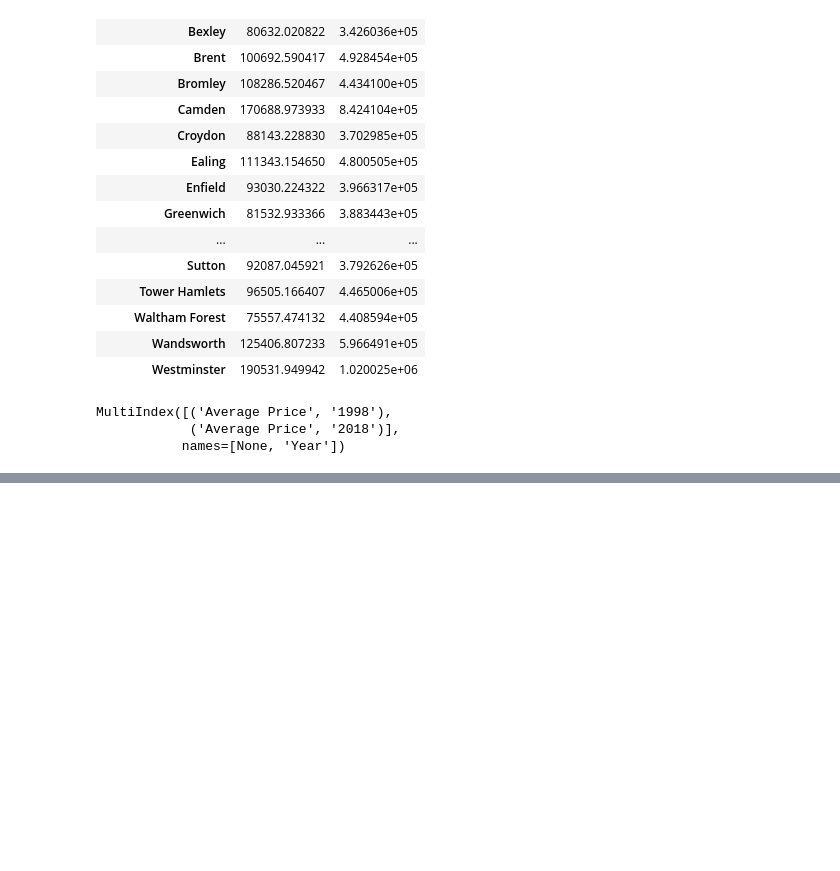
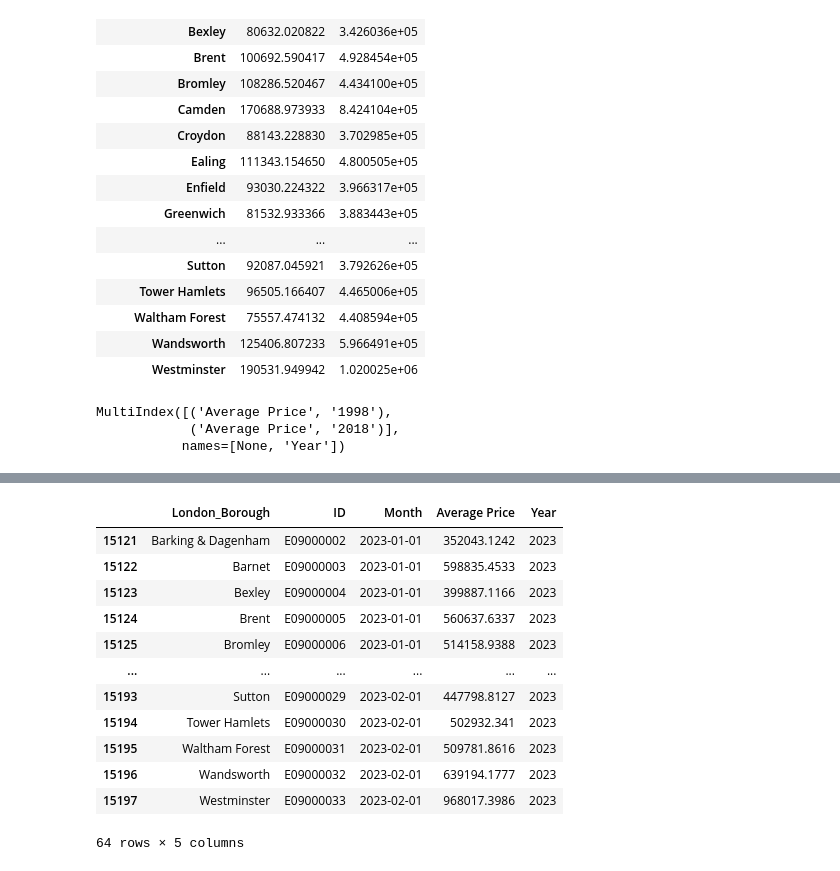
Before and after one commit to Chenhui-li/2023, a Jupyter notebook: Projects/Unit 4 Challenge - Tier 3.ipynb, the cells around one changed output, grey strips where cells are left out. Cells and saved outputs as stored; diff of their text form; code cells hidden in the pictures; blank space fills up the shorter version.

```diff
--- a/Projects/Unit 4 Challenge - Tier 3.ipynb
+++ b/Projects/Unit 4 Challenge - Tier 3.ipynb
@@ -569,0 +561,18 @@ year1998_2018_widetable.sort_values('Ratio', ascending=False)
+# %%
+### explore 2023
+year2023 = onlyLB[onlyLB['Year'].isin(['2023'])]
+year2023
+# %% [output]
+|  | London_Borough | ID | Month | Average Price | Year |
+| 15121 | Barking & Dagenham | E09000002 | 2023-01-01 | 352043.1242 | 2023 |
+| 15122 | Barnet | E09000003 | 2023-01-01 | 598835.4533 | 2023 |
+| 15123 | Bexley | E09000004 | 2023-01-01 | 399887.1166 | 2023 |
+| 15124 | Brent | E09000005 | 2023-01-01 | 560637.6337 | 2023 |
+| 15125 | Bromley | E09000006 | 2023-01-01 | 514158.9388 | 2023 |
+| ... | ... | ... | ... | ... | ... |
+| 15193 | Sutton | E09000029 | 2023-02-01 | 447798.8127 | 2023 |
+| 15194 | Tower Hamlets | E09000030 | 2023-02-01 | 502932.341 | 2023 |
+| 15195 | Waltham Forest | E09000031 | 2023-02-01 | 509781.8616 | 2023 |
+| 15196 | Wandsworth | E09000032 | 2023-02-01 | 639194.1777 | 2023 |
+| 15197 | Westminster | E09000033 | 2023-02-01 | 968017.3986 | 2023 |
+64 rows × 5 columns
```
Also changed, not shown: parts of 5 cells of this notebook.
